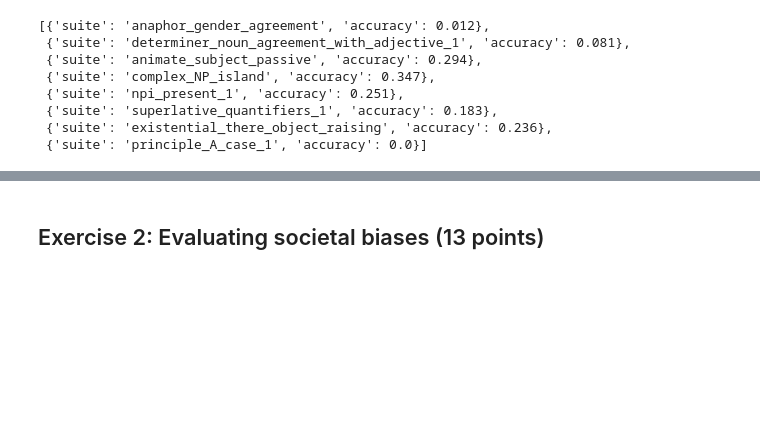
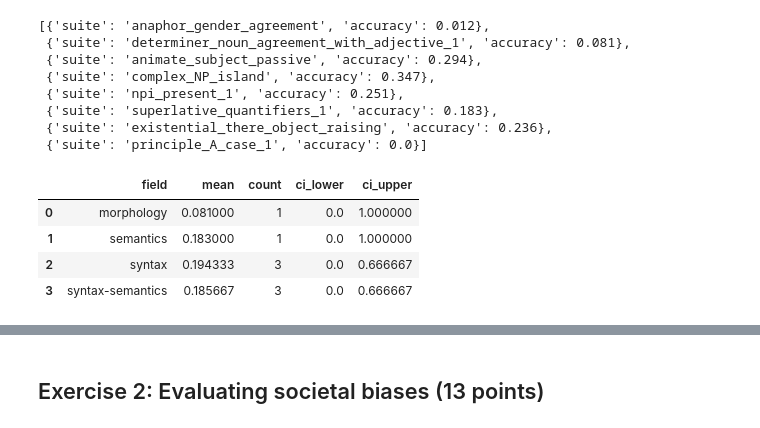
Before and after one commit to Bhardwaj-Sarthak/Personal-Projects, a Jupyter notebook: understanding-llms/homework/04_evaluation.ipynb, the cells around one changed output, grey strips where cells are left out. Saved outputs shown, nothing was run; the diff lists cells and outputs as text; code cells hidden in the pictures; blank space fills up the shorter version.

```diff
--- a/understanding-llms/homework/04_evaluation.ipynb
+++ b/understanding-llms/homework/04_evaluation.ipynb
@@ -185,3 +185,34 @@ results
  {'suite': 'superlative_quantifiers_1', 'accuracy': 0.183},
  {'suite': 'existential_there_object_raising', 'accuracy': 0.236},
  {'suite': 'principle_A_case_1', 'accuracy': 0.0}]
+# %%
+# 2. field-level means and 95 % CIs
+from scipy.stats import binom
+suite2field = {
+    "anaphor_gender_agreement": "syntax-semantics",
+    "determiner_noun_agreement_with_adjective_1": "morphology",
+    "animate_subject_passive": "syntax-semantics",
+    "complex_NP_island": "syntax",
+    "npi_present_1": "syntax-semantics",
+    "superlative_quantifiers_1": "semantics",
+    "existential_there_object_raising": "syntax",
+    "principle_A_case_1": "syntax"
+}
+acc_df["field"] = acc_df["suite"].map(suite2field)
+
+field_stats = (
+    acc_df.groupby("field")["accuracy"]
+    .agg(["mean", "count"])
+    .assign(
+        ci_lower=lambda d: binom.interval(0.95, d["count"], d["mean"])[0]/d["count"],
+        ci_upper=lambda d: binom.interval(0.95, d["count"], d["mean"])[1]/d["count"],
+    )
+    .reset_index()
+)
+field_stats
+# %% [output]
+|  | field | mean | count | ci_lower | ci_upper |
+| 0 | morphology | 0.081000 | 1 | 0.0 | 1.000000 |
+| 1 | semantics | 0.183000 | 1 | 0.0 | 1.000000 |
+| 2 | syntax | 0.194333 | 3 | 0.0 | 0.666667 |
+| 3 | syntax-semantics | 0.185667 | 3 | 0.0 | 0.666667 |
```
Also changed, not shown: parts of 2 cells of this notebook.
